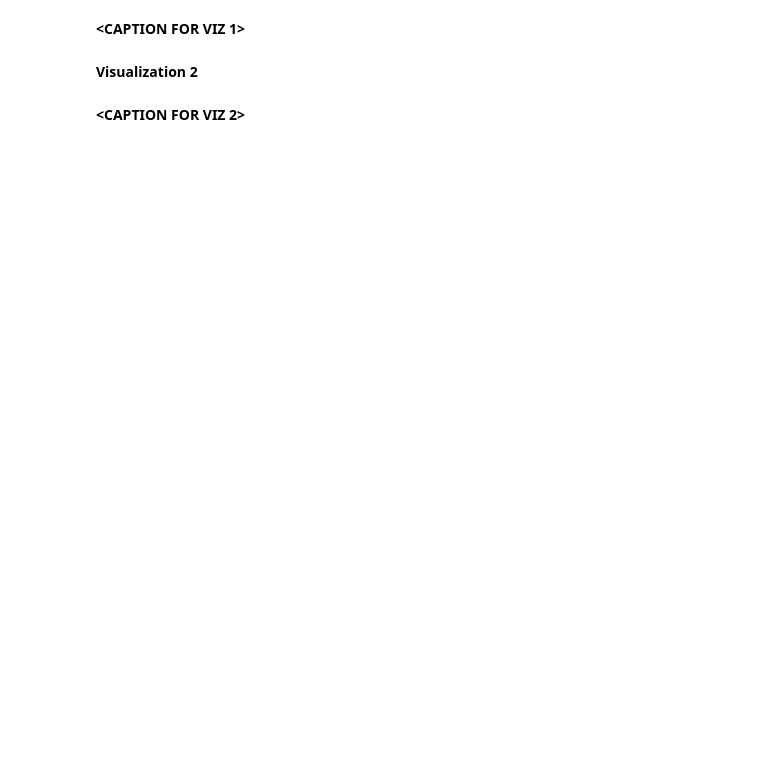
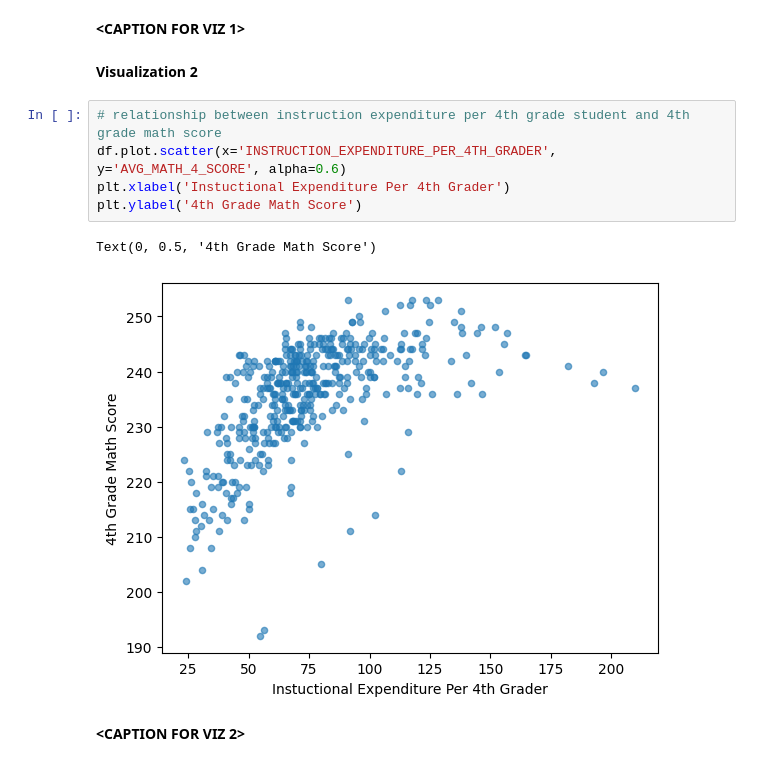
Before and after one commit to shengbinya/MDST-Tutorial-Redesign, a Jupyter notebook: tutorial1/checkpoint1.ipynb, the cells around one changed output. Cells and saved outputs as stored; diff of their text form; blank space fills up the shorter version.

```diff
--- a/tutorial1/checkpoint1.ipynb
+++ b/tutorial1/checkpoint1.ipynb
@@ -159,5 +189,13 @@ Investigate the relationship between your chosen response variable and at least
 **<CAPTION FOR VIZ 1>**
 # %% [markdown]
 **Visualization 2**
+# %%
+# relationship between instruction expenditure per 4th grade student and 4th grade math score
+df.plot.scatter(x='INSTRUCTION_EXPENDITURE_PER_4TH_GRADER', y='AVG_MATH_4_SCORE', alpha=0.6)
+plt.xlabel('Instuctional Expenditure Per 4th Grader')
+plt.ylabel('4th Grade Math Score')
+# %% [output]
+Text(0, 0.5, '4th Grade Math Score')
+[figure, added]
 # %% [markdown]
 **<CAPTION FOR VIZ 2>**
```
Also changed, not shown: parts of 6 cells of this notebook.
